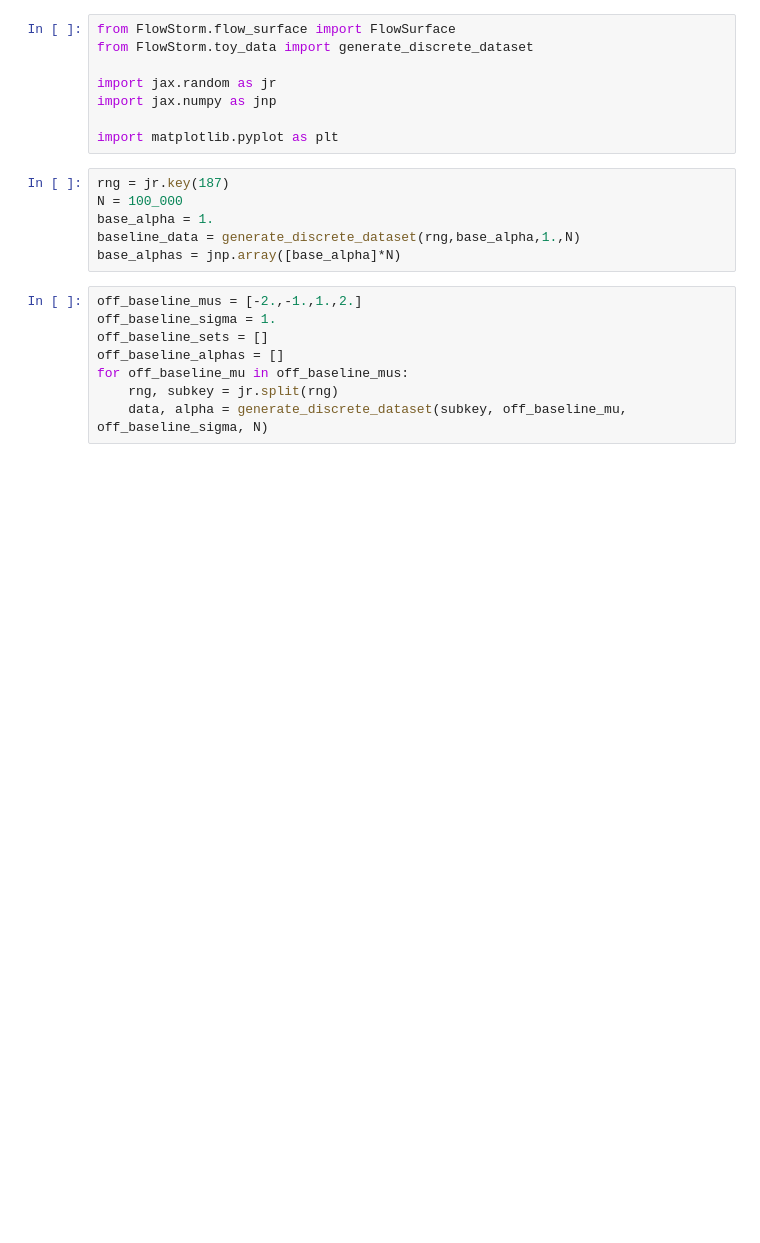
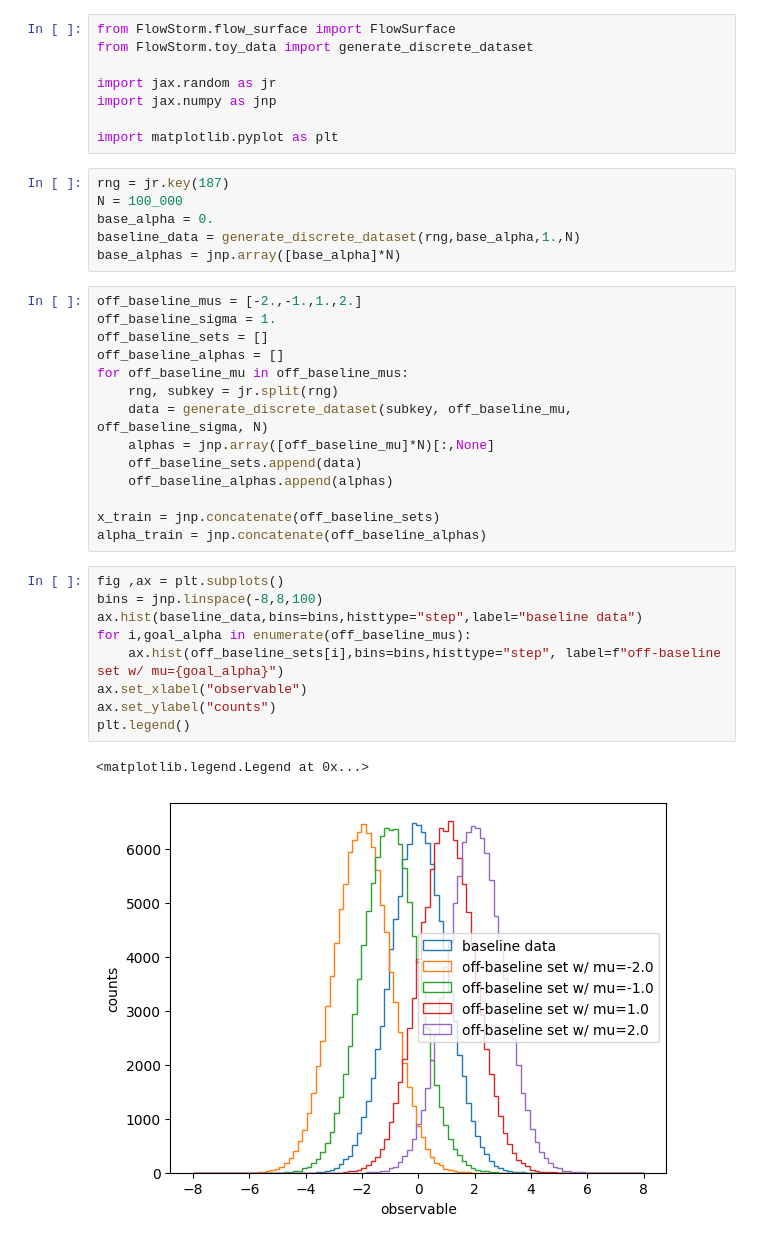
Before and after one commit to ojanik/FlowStorm, a Jupyter notebook: examples/discrete_example.ipynb, the cells around one changed output. Cells and saved outputs as stored; diff of their text form; blank space fills up the shorter version.

```diff
--- a/examples/discrete_example.ipynb
+++ b/examples/discrete_example.ipynb
@@ -9,7 +9,7 @@ import matplotlib.pyplot as plt
 # %%
 rng = jr.key(187)
 N = 100_000
-base_alpha = 1.
+base_alpha = 0.
 baseline_data = generate_discrete_dataset(rng,base_alpha,1.,N)
 base_alphas = jnp.array([base_alpha]*N)
 # %%
@@ -19,5 +19,23 @@ off_baseline_sets = []
 off_baseline_alphas = []
 for off_baseline_mu in off_baseline_mus:
     rng, subkey = jr.split(rng)
-    data, alpha = generate_discrete_dataset(subkey, off_baseline_mu, off_baseline_sigma, N)
+    data = generate_discrete_dataset(subkey, off_baseline_mu, off_baseline_sigma, N)
+    alphas = jnp.array([off_baseline_mu]*N)[:,None]
+    off_baseline_sets.append(data)
+    off_baseline_alphas.append(alphas)
+
+x_train = jnp.concatenate(off_baseline_sets)
+alpha_train = jnp.concatenate(off_baseline_alphas)
+# %%
+fig ,ax = plt.subplots()
+bins = jnp.linspace(-8,8,100)
+ax.hist(baseline_data,bins=bins,histtype="step",label="baseline data")
+for i,goal_alpha in enumerate(off_baseline_mus):
+    ax.hist(off_baseline_sets[i],bins=bins,histtype="step", label=f"off-baseline set w/ mu={goal_alpha}")
+ax.set_xlabel("observable")
+ax.set_ylabel("counts")
+plt.legend()
+# %% [output]
+<matplotlib.legend.Legend at 0x...>
+[figure, added]
 # %%
```
Also changed, not shown: parts of 5 cells of this notebook, 6 other files.
